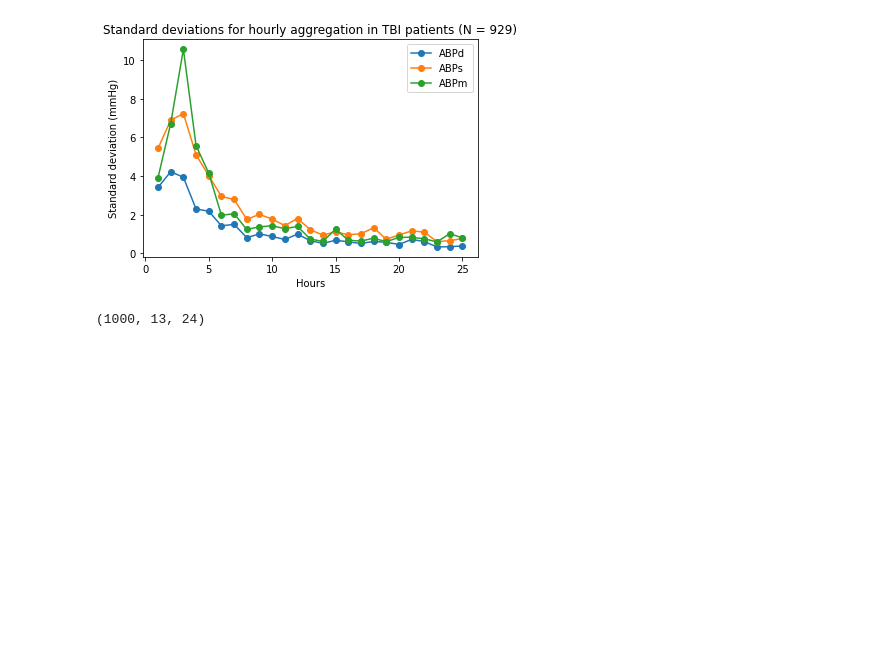
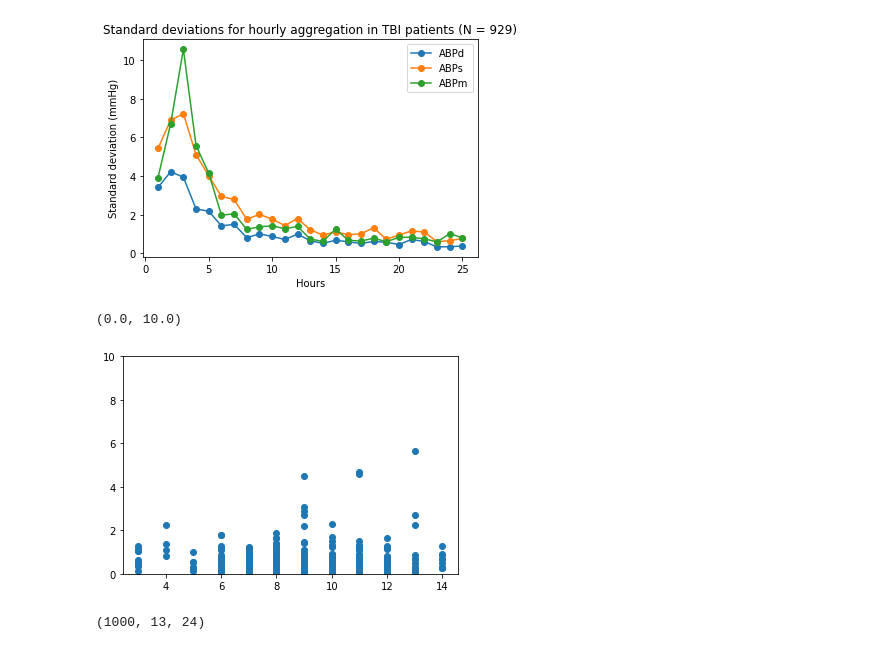
Before and after one commit to AgatheZ/Master-Project, a Jupyter notebook: MIMIC_IV/Database analysis/eda_reg.ipynb, the cells around one changed output. Drawn from its saved outputs; the diff is of its cells as text; code cells hidden in the pictures; blank space fills up the shorter version.

```diff
--- a/MIMIC_IV/Database analysis/eda_reg.ipynb
+++ b/MIMIC_IV/Database analysis/eda_reg.ipynb
@@ -6,6 +6,13 @@ from matplotlib.pyplot import cm
 import seaborn as sns
 import plotly.graph_objects as go
 import plotly.io as pio
+# %%
+def create_batchs(ds):
+        batchs = []
+        ids = ds.stay_id.unique()
+        for i in ids:
+            batchs.append(ds.loc[ds['stay_id'] == i])
+        return batchs
 # %%
 
 
@@ -23,8 +46,11 @@ fig.show()
 # %%
 df_hourly = pd.read_csv(r'C:\Users\USER\OneDrive\Summer_project\Azure\data\preprocessed_mimic4_hour_std.csv', delimiter=',')
+df_demographics = pd.read_csv(r"C:\Users\USER\OneDrive\Summer_project\Azure\data\demographics_mimic4.csv", delimiter=',')
+
 df_std = df_hourly.pivot_table(index = ['stay_id', 'hour_from_intime'], columns = 'feature_name', values = 'std')
 df_std = df_std.reset_index(level=[ 'stay_id'])
-df_std.drop(columns = 'stay_id', inplace = True)
+batch = create_batchs(df_std)
+# df_std.drop(columns = 'stay_id', inplace = True)
 vit = ['ABPd', 'ABPs', 'ABPm']
 mean_std = pd.DataFrame()
 for v in vit:
@@ -41,6 +67,20 @@ plt.savefig('std_analysis')
 plt.show()
 # %% [output]
 [figure]
+# %%
+#Variance par heure en fonction de sévérité sur les 6 premières heures
+severity = df_demographics['gcs'].values
+
+abpd=[]
+for i in range(len(batch)):
+    batch[i].reindex(range(1, 7), fill_value = None)
+    abpd.append((batch[i]['ABPd'].mean()))
+
+plt.scatter(severity, abpd)
+plt.ylim((0,10))
+# %% [output]
+(0.0, 10.0)
+[figure, added]
 # %%
 #VAE data augmentation
 from pyrsistent import b
```
Also changed, not shown: parts of 1 cell of this notebook, 9 other files.
